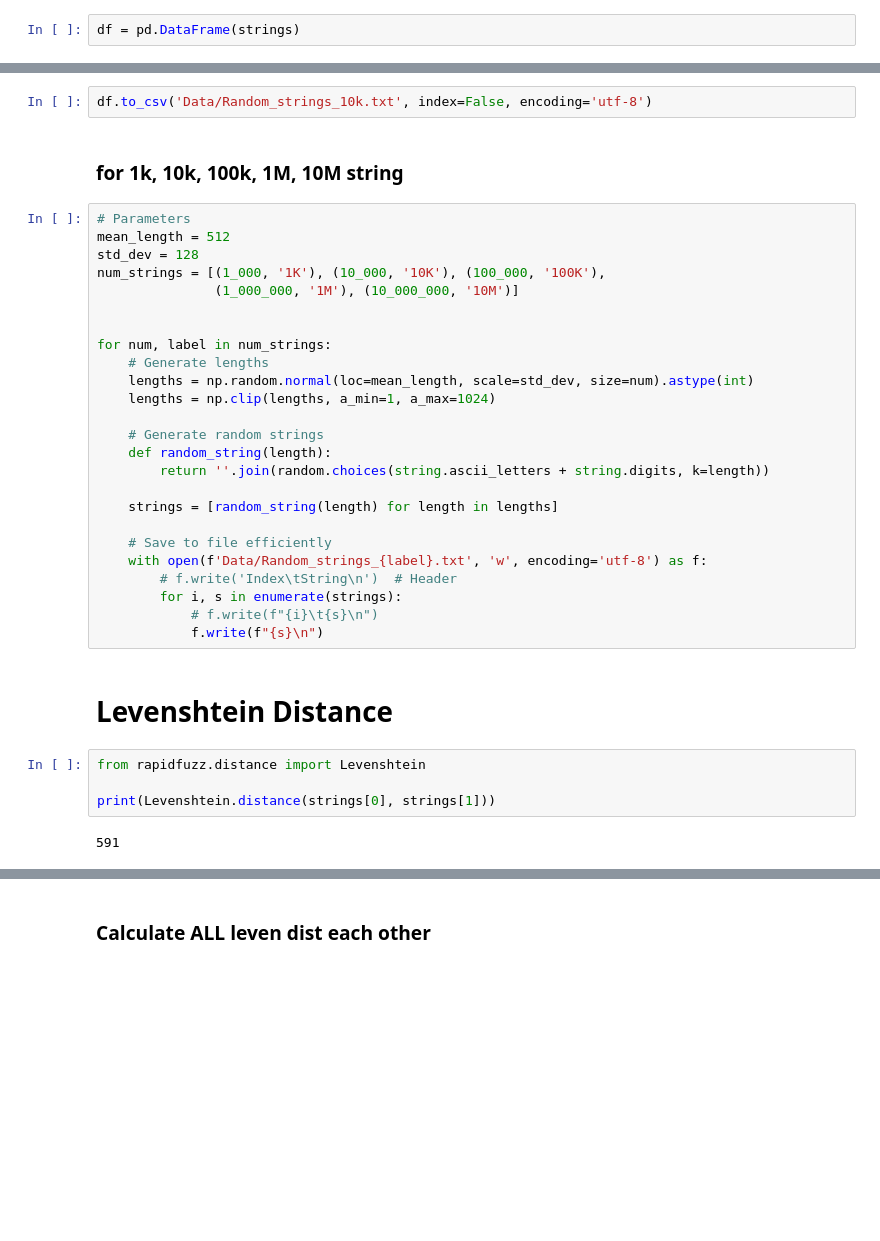
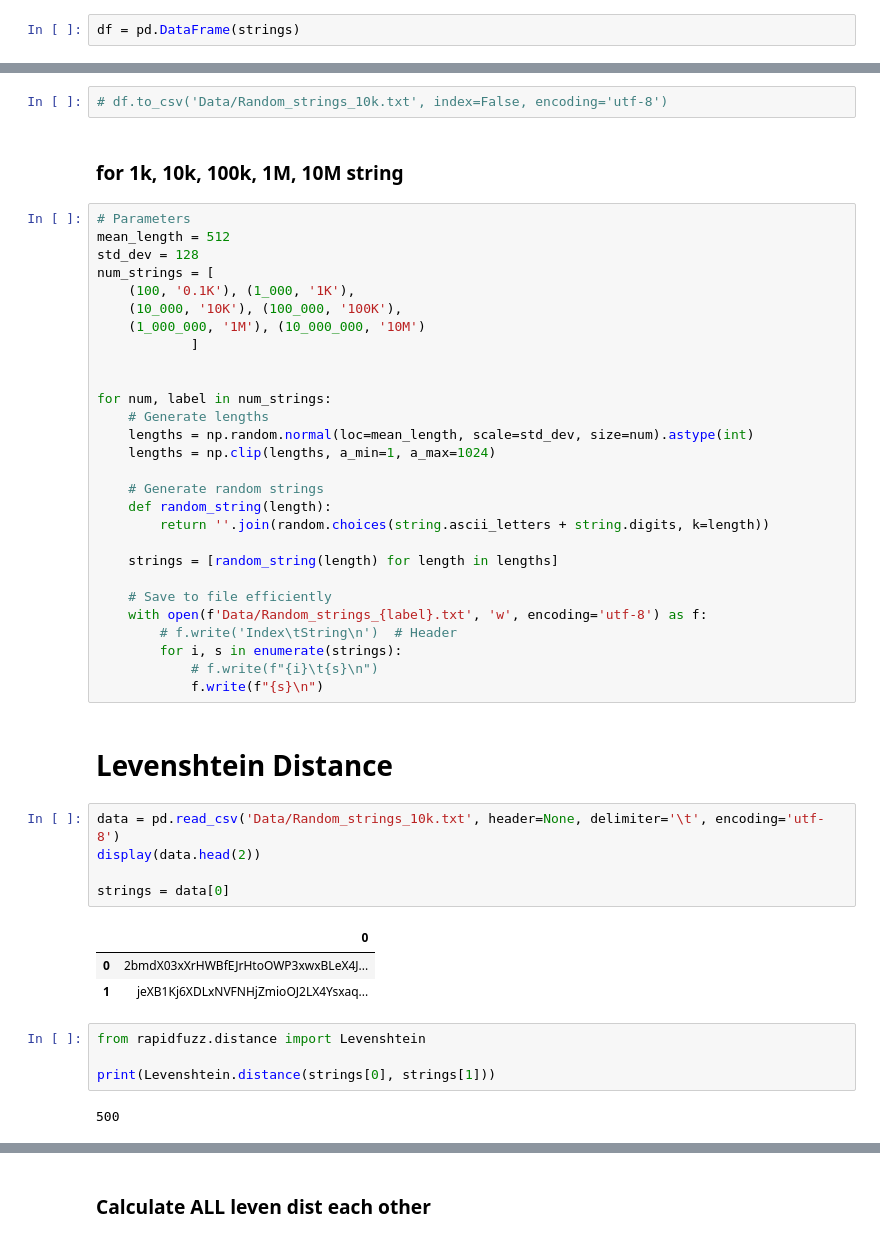
Before and after one commit to sminibae/ANN_Levenshtein, a Jupyter notebook: 01.Start.ipynb, the cells around one changed output, grey strips where cells are left out. Drawn from its saved outputs; the diff is of its cells as text; blank space fills up the shorter version.

```diff
--- a/01.Start.ipynb
+++ b/01.Start.ipynb
@@ -112,14 +113,17 @@ df
 10000 rows × 1 columns
 # %%
-df.to_csv('Data/Random_strings_10k.txt', index=False, encoding='utf-8')
+# df.to_csv('Data/Random_strings_10k.txt', index=False, encoding='utf-8')
 # %% [markdown]
 ### for 1k, 10k, 100k, 1M, 10M string
 # %%
 # Parameters
 mean_length = 512
 std_dev = 128
-num_strings = [(1_000, '1K'), (10_000, '10K'), (100_000, '100K'),
-               (1_000_000, '1M'), (10_000_000, '10M')]
+num_strings = [
+    (100, '0.1K'), (1_000, '1K'),
+    (10_000, '10K'), (100_000, '100K'),
+    (1_000_000, '1M'), (10_000_000, '10M')
+            ]
 
 
 for num, label in num_strings:
@@ -141,9 +145,18 @@ for num, label in num_strings:
             f.write(f"{s}\n")
 # %% [markdown]
 # Levenshtein Distance
+# %%
+data = pd.read_csv('Data/Random_strings_10k.txt', header=None, delimiter='\t', encoding='utf-8')
+display(data.head(2))
+
+strings = data[0]
+# %% [output]
+|  | 0 |
+| 0 | 2bmdX03xXrHWBfEJrHtoOWP3xwxBLeX4J... |
+| 1 | jeXB1Kj6XDLxNVFNHjZmioOJ2LX4Ysxaq... |
 # %%
 from rapidfuzz.distance import Levenshtein
 
 print(Levenshtein.distance(strings[0], strings[1]))
 # %% [output]
-591
+500
```
Also changed, not shown: parts of 7 cells of this notebook, 7 other files.
